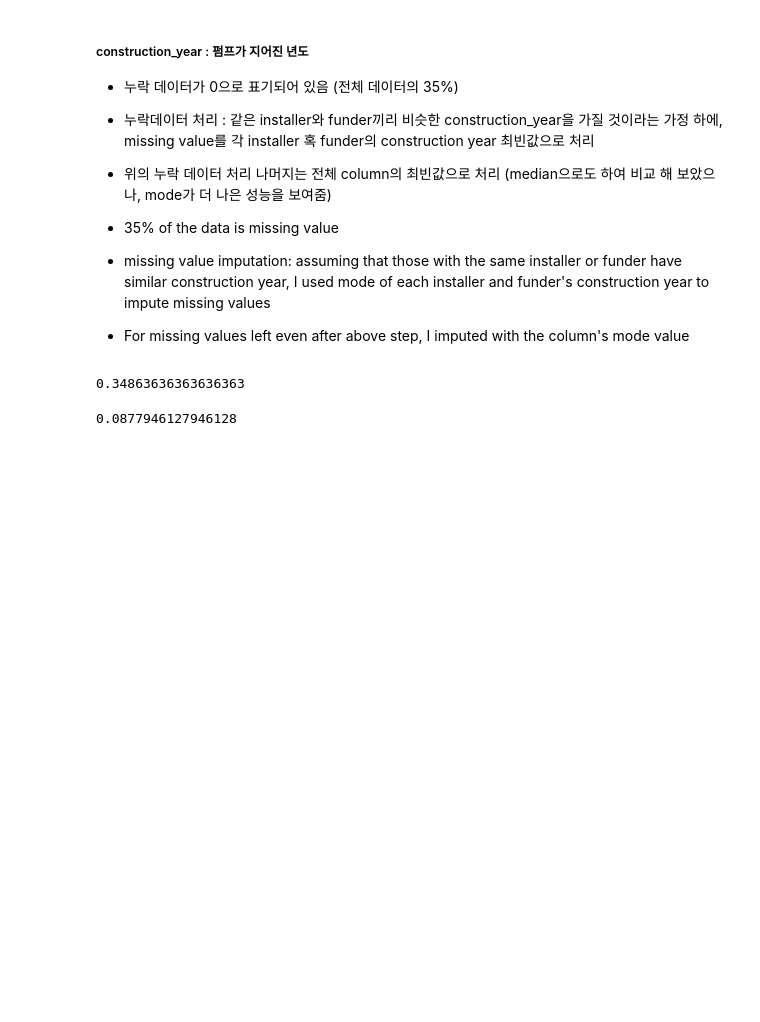
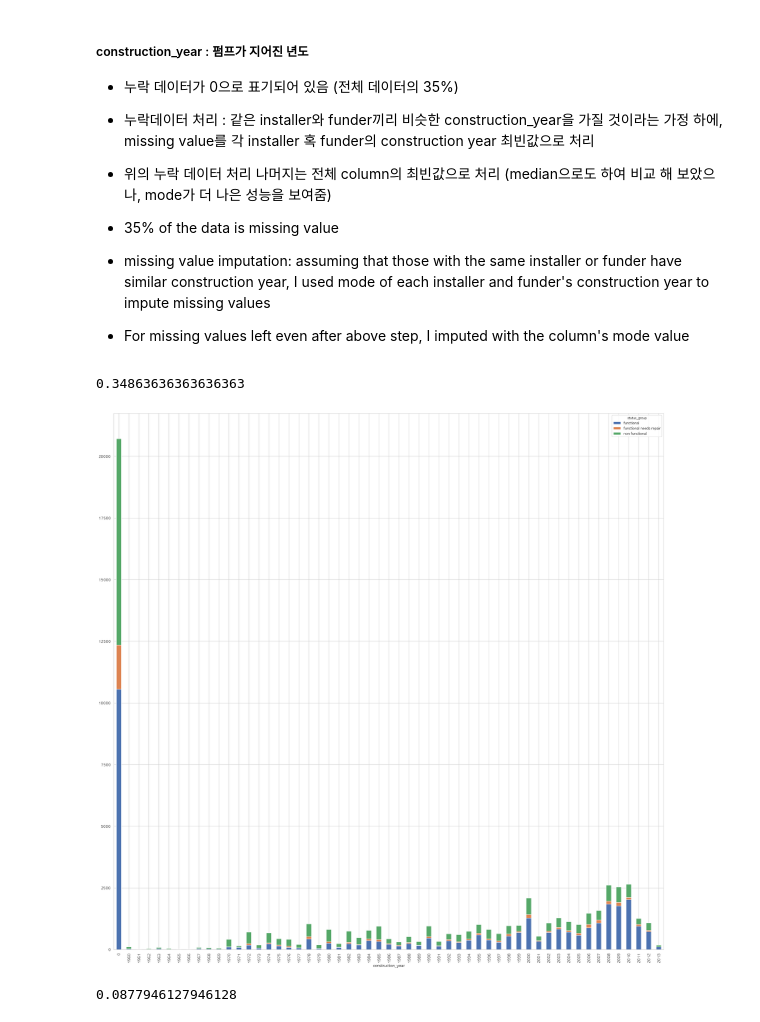
Before and after one commit to seojpark91/Tanzania_water_pump_prediction_project, a Jupyter notebook: analysis_report.ipynb, the cells around one changed output. Drawn from its saved outputs; the diff is of its cells as text; code cells hidden in the pictures; blank space fills up the shorter version.

Commit message:
added construction_year chart

```diff
--- a/analysis_report.ipynb
+++ b/analysis_report.ipynb
@@ -347,6 +347,12 @@ df.drop(columns='date_recorded_month', inplace = True, axis=1)
 len(df[df.construction_year == 0]) / len(df)
 # %% [output]
 0.34863636363636363
+# %%
+construction_year_b4= pd.crosstab(index=df['construction_year'], columns = df["status_group"])
+construction_year_b4.plot(kind="bar", figsize=(30,30), stacked=True)
+plt.show()
+# %% [output]
+[figure, added]
 # %%
 def impute_construction_yr(df):
     df.loc[df['construction_year'] == 0,'construction_year'] = np.nan
```
Also changed, not shown: parts of 3 cells of this notebook.
